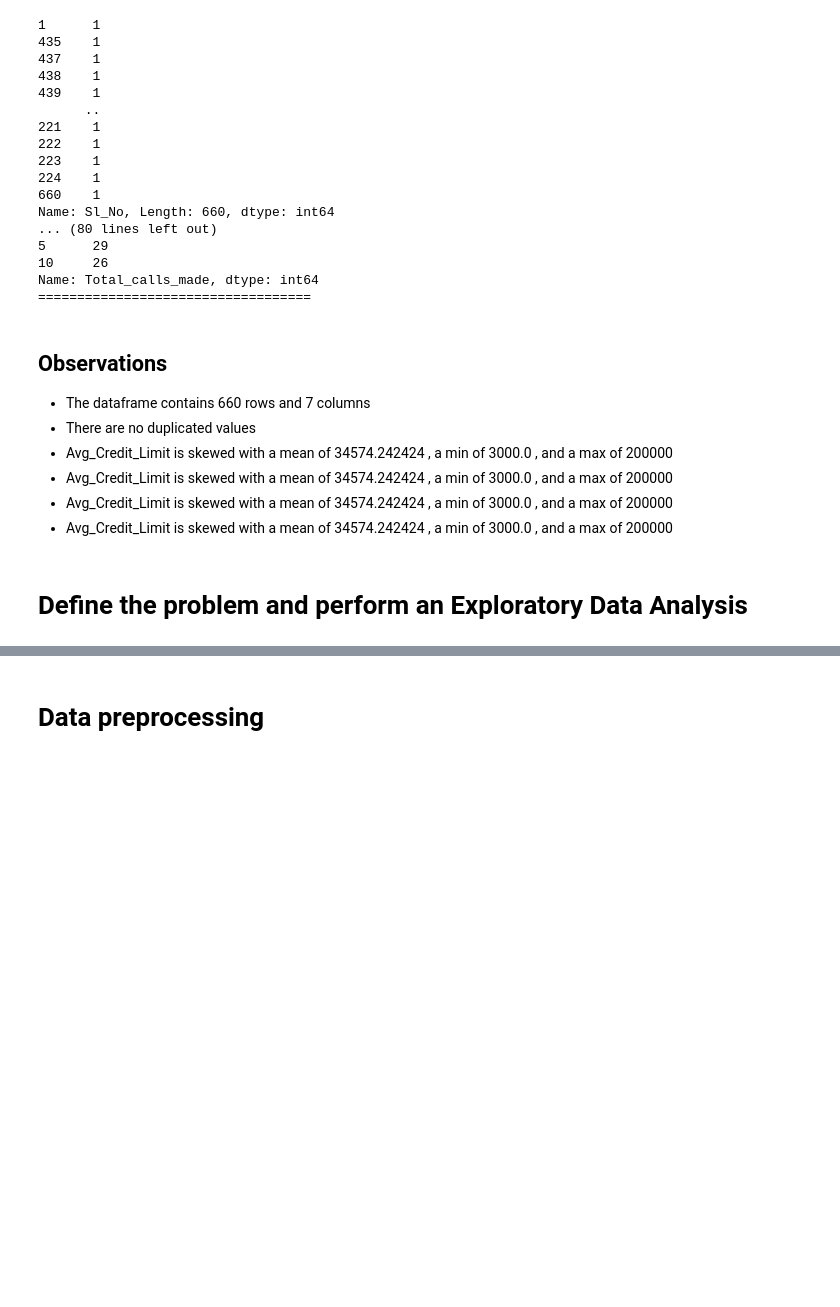
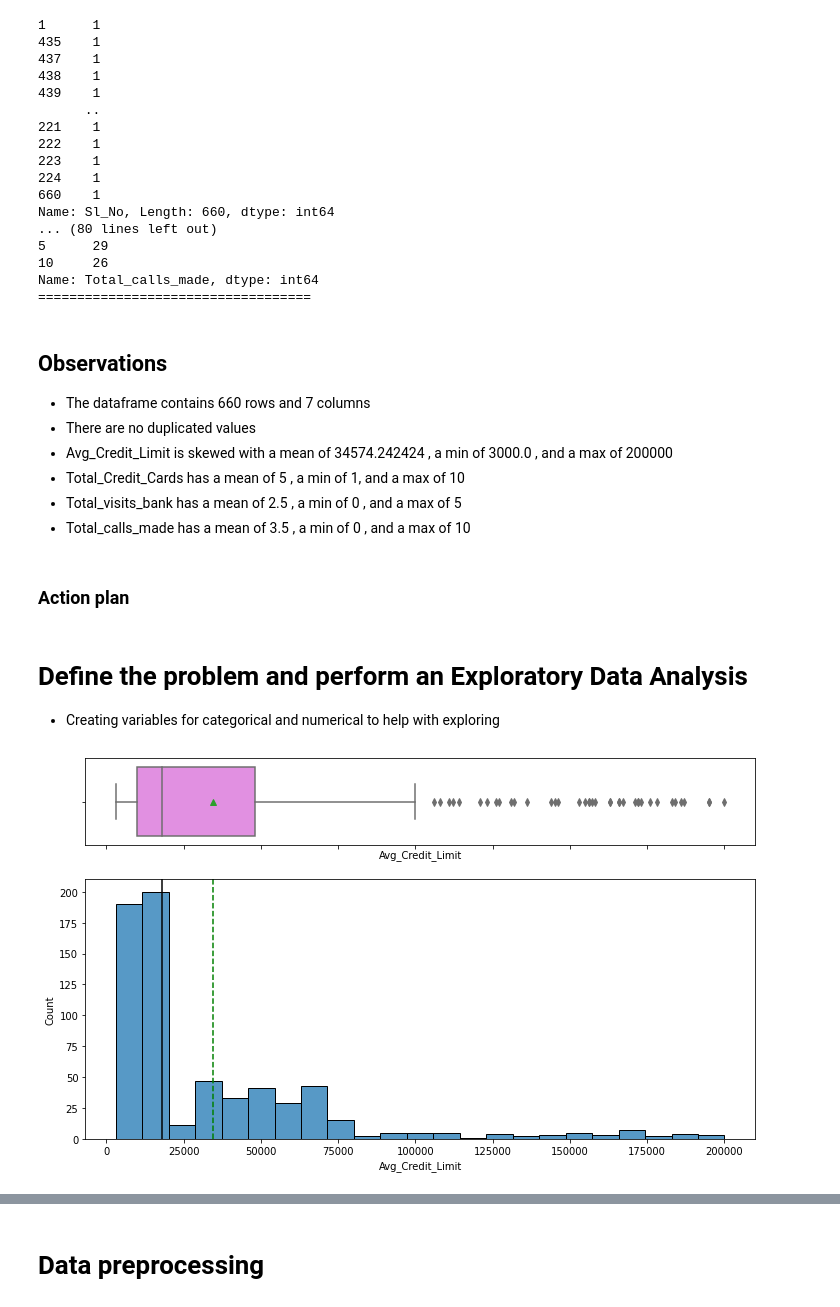
Before and after one commit to cfreeman22/AllLifeBankCustomer_Segmentation, a Jupyter notebook: AllLifeBankCustomerSegmentation.ipynb, the cells around one changed output, grey strips where cells are left out. Cells and saved outputs as stored; diff of their text form; code cells hidden in the pictures; blank space fills up the shorter version.

```diff
--- a/AllLifeBankCustomerSegmentation.ipynb
+++ b/AllLifeBankCustomerSegmentation.ipynb
@@ -150,8 +150,20 @@ Name: Total_calls_made, dtype: int64
 - The dataframe contains 660 rows and 7 columns
 - There are no duplicated values
 - Avg_Credit_Limit is skewed  with a mean of 34574.242424 , a min of 3000.0 , and a max of 200000
-- Avg_Credit_Limit is skewed  with a mean of 34574.242424 , a min of 3000.0 , and a max of 200000
-- Avg_Credit_Limit is skewed  with a mean of 34574.242424 , a min of 3000.0 , and a max of 200000
-- Avg_Credit_Limit is skewed  with a mean of 34574.242424 , a min of 3000.0 , and a max of 200000
+- Total_Credit_Cards has a mean of 5 , a min of 1, and a max of 10
+- Total_visits_bank	has a mean of 2.5 , a min of 0 , and a max of 5
+- Total_calls_made	has a mean of 3.5 , a min of 0 , and a max of 10
+# %% [markdown]
+### Action plan
 # %% [markdown]
 # Define the problem and perform an Exploratory Data Analysis
+- Creating variables for categorical and numerical to help with exploring
+# %%
+cat_var = [ 'Total_Credit_Cards','Total_visits_bank','Total_visits_online','Total_calls_made']
+
+quant_var = ['Avg_Credit_Limit']
+# %%
+for x in quant_var:
+    wrangle.histogram_boxplot(df, x) #Analysing numeric variables using our predefined module stored in the wrangle file
+# %% [output]
+[figure, added]
```
Also changed, not shown: parts of 14 cells of this notebook.
